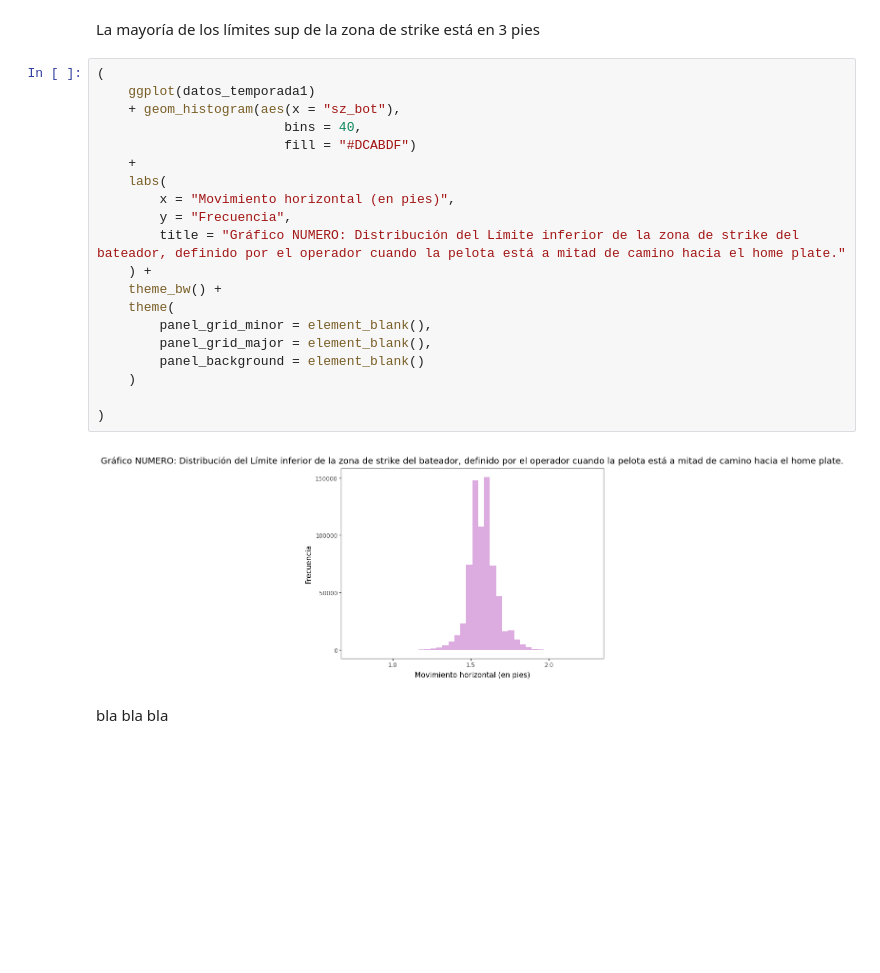
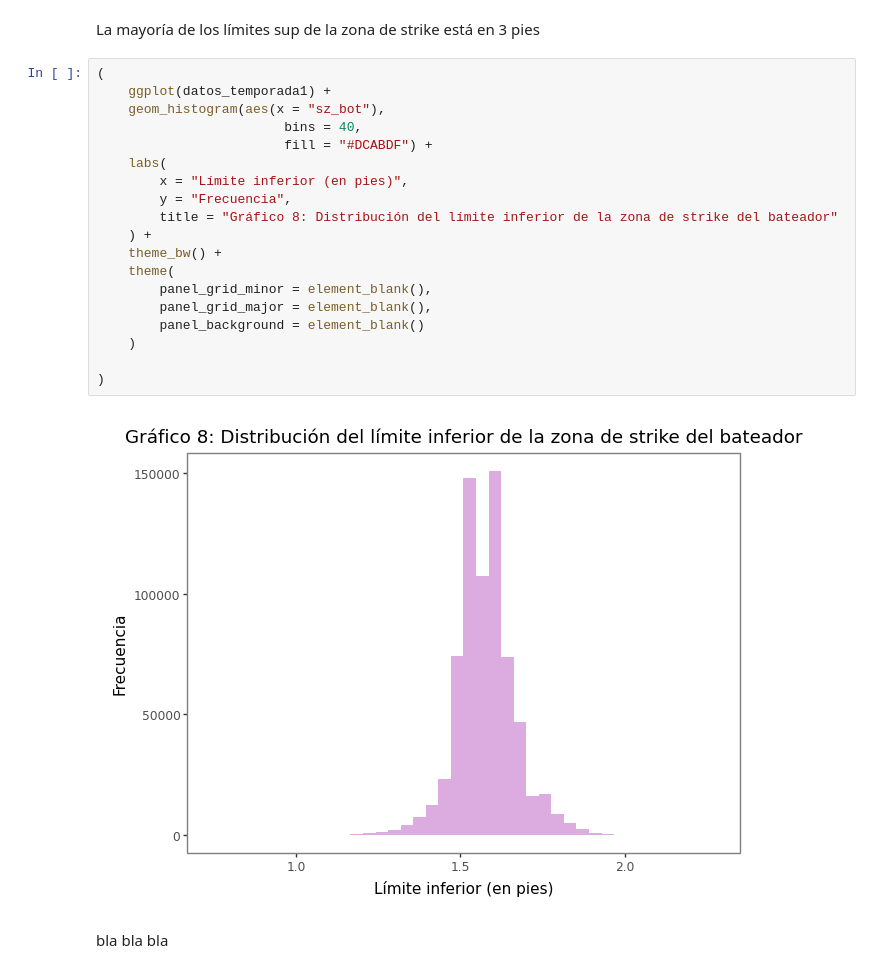
Before and after one commit to luciacordoba14/PythonTP2, a Jupyter notebook: Analisis Descriptivo.ipynb, the cells around one changed output. Cells and saved outputs as stored; diff of their text form; blank space fills up the shorter version.

```diff
--- a/Analisis Descriptivo.ipynb
+++ b/Analisis Descriptivo.ipynb
@@ -359,26 +362,25 @@ Un poco más alto que donde está el catcher
 La mayoría de los límites sup de la zona de strike está en 3 pies
 # %%
 (
-    ggplot(datos_temporada1)
-    + geom_histogram(aes(x = "sz_bot"),
+    ggplot(datos_temporada1) +
+    geom_histogram(aes(x = "sz_bot"),
                         bins = 40,
-                        fill = "#DCABDF")
-    +
+                        fill = "#DCABDF") +
     labs(
-        x = "Movimiento horizontal (en pies)",
+        x = "Límite inferior (en pies)",
         y = "Frecuencia",
-        title = "Gráfico NUMERO: Distribución del Límite inferior de la zona de strike del bateador, definido por el operador cuando la pelota está a mitad de camino hacia el home plate."
+        title = "Gráfico 8: Distribución del límite inferior de la zona de strike del bateador"
     ) +
     theme_bw() +
     theme(
         panel_grid_minor = element_blank(),
         panel_grid_major = element_blank(),
         panel_background = element_blank()
     )
 
 )
 # %% [output]
-[figure, old version]
+[figure, new version]
 # %% [markdown]
 bla bla bla
 # %% [markdown]
```
Also changed, not shown: parts of 23 cells of this notebook.
